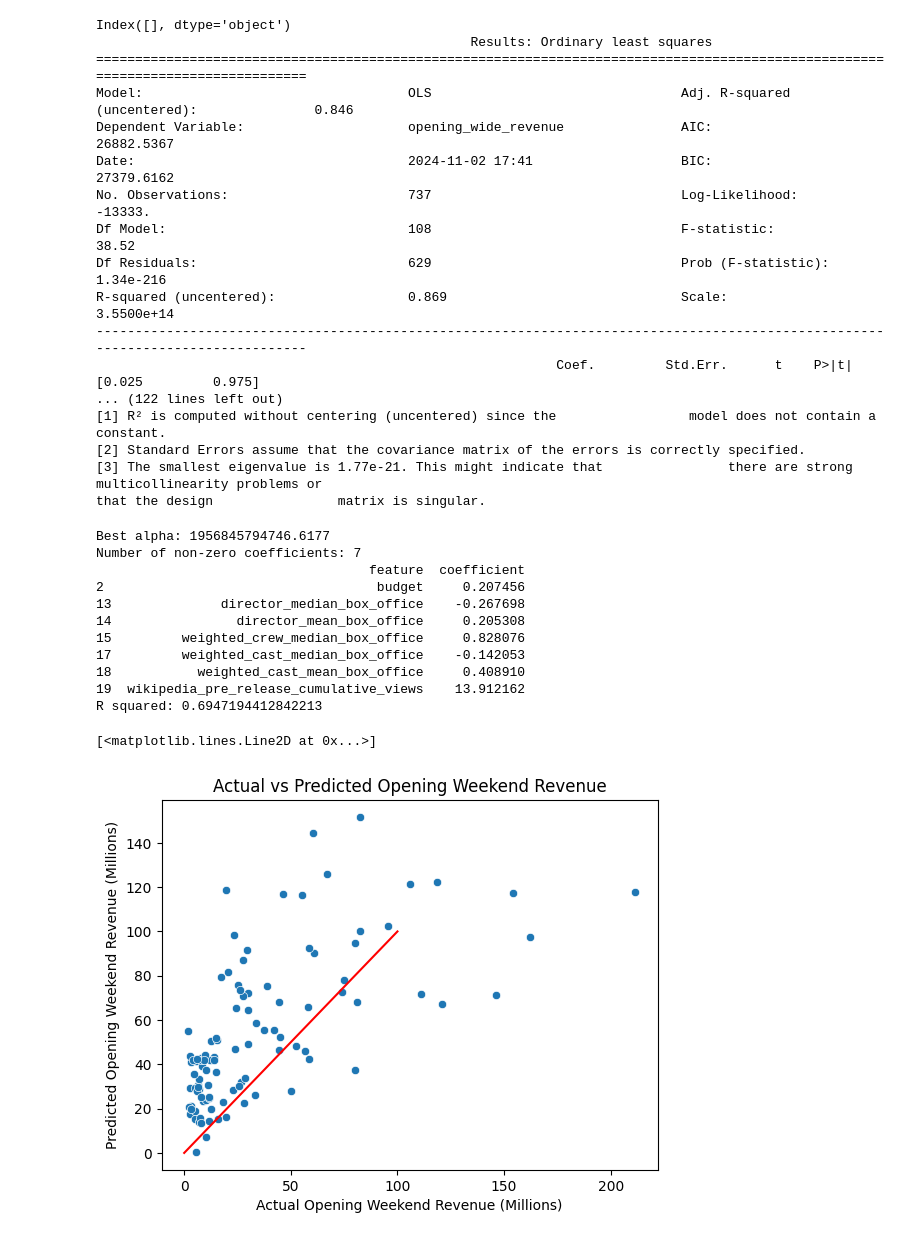
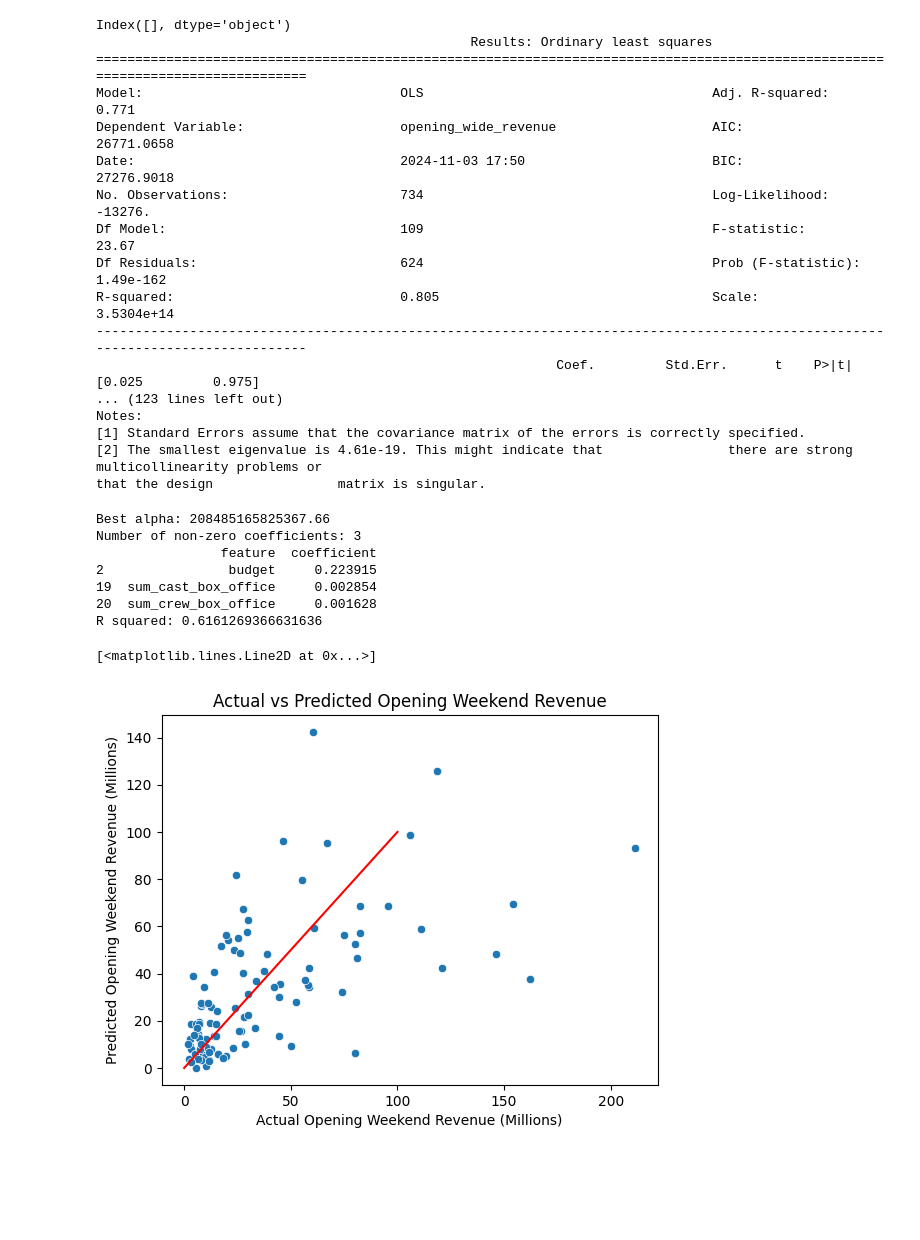
Before and after one commit to AidanG1/stat413-boxoffice, a Jupyter notebook: boxoffice/modeling/models.ipynb, the cells around one changed output. Cells and saved outputs as stored; diff of their text form; code cells hidden in the pictures; blank space fills up the shorter version.

```diff
--- a/boxoffice/modeling/models.ipynb
+++ b/boxoffice/modeling/models.ipynb
@@ -33,7 +57,14 @@ df = df[df['release_day'] >= datetime.date(2015, 1, 1)]
 dummies = pd.get_dummies(df[['mpaa_rating', 'genre', 'creative_type', 'source', 'production_method', 'distributor_slug']], drop_first=True)
 df = pd.concat([df, dummies], axis=1)
 
+# within the dummy columns, rename any with spaces or hyphens to use underscores
+df.columns = df.columns.str.replace(' ', '_')
+df.columns = df.columns.str.replace('-', '_')
+
 df['in_franchise'] = df['franchise_slug'].notnull().astype(int)
+
+# filter for only positive opening_wide_revenue
+df = df[df['opening_wide_revenue'] > 0]
 
 X_train = df[(df['release_day'] < datetime.date(2023, 1, 1))]
 X_test = df[df['release_day'] >= datetime.date(2023, 1, 1)]
@@ -82,6 +113,15 @@ print(X_train_dummies.columns[X_train_dummies.isna().any()])
 # Ensure all data is numeric
 X_train_dummies = X_train_dummies.astype(float)
 
+# within test, convert bools to ints
+X_test_numbers = X_test.select_dtypes(include=[np.number, bool])
+X_test_numbers = X_test_numbers.fillna(0)
+
+# Ensure all data is numeric
+X_test_numbers = X_test_numbers.astype(float)
+
+X_test = X_test_numbers.combine_first(X_test)
+
 model = OLS(y_train, X_train_dummies)
 results = model.fit()
 
@@ -94,19 +134,19 @@ print(results.summary2(float_format=millions))
 Index([], dtype='object')
                                                 Results: Ordinary least squares
 ================================================================================================================================
-Model:                                  OLS                                Adj. R-squared (uncentered):               0.846
-Dependent Variable:                     opening_wide_revenue               AIC:                                       26882.5367
-Date:                                   2024-11-02 17:41                   BIC:                                       27379.6162
-No. Observations:                       737                                Log-Likelihood:                            -13333.
-Df Model:                               108                                F-statistic:                               38.52
-Df Residuals:                           629                                Prob (F-statistic):                        1.34e-216
-R-squared (uncentered):                 0.869                              Scale:                                     3.5500e+14
+Model:                                 OLS                                     Adj. R-squared:                        0.771
+Dependent Variable:                    opening_wide_revenue                    AIC:                                   26771.0658
+Date:                                  2024-11-03 17:50                        BIC:                                   27276.9018
+No. Observations:                      734                                     Log-Likelihood:                        -13276.
+Df Model:                              109                                     F-statistic:                           23.67
+Df Residuals:                          624                                     Prob (F-statistic):                    1.49e-162
+R-squared:                             0.805                                   Scale:                                 3.5304e+14
 --------------------------------------------------------------------------------------------------------------------------------
                                                            Coef.         Std.Err.      t    P>|t|      [0.025         0.975]
-... (122 lines left out)
-[1] R² is computed without centering (uncentered) since the                 model does not contain a constant.
-[2] Standard Errors assume that the covariance matrix of the errors is correctly specified.
-[3] The smallest eigenvalue is 1.77e-21. This might indicate that                there are strong multicollinearity problems or
+... (123 lines left out)
+Notes:
+[1] Standard Errors assume that the covariance matrix of the errors is correctly specified.
+[2] The smallest eigenvalue is 4.61e-19. This might indicate that                there are strong multicollinearity problems or
 that the design                matrix is singular.
 # %%
 # now do lasso
@@ -133,17 +173,13 @@ print(coefficients)
 # print the r squared value
 print('R squared:', lasso.score(X_train_dummies, y_train))
 # %% [output]
-Best alpha: 1956845794746.6177
-Number of non-zero coefficients: 7
-                                   feature  coefficient
-2                                   budget     0.207456
-13              director_median_box_office    -0.267698
-14                director_mean_box_office     0.205308
-15         weighted_crew_median_box_office     0.828076
-17         weighted_cast_median_box_office    -0.142053
-18           weighted_cast_mean_box_office     0.408910
-19  wikipedia_pre_release_cumulative_views    13.912162
-R squared: 0.6947194412842213
+Best alpha: 208485165825367.66
+Number of non-zero coefficients: 3
+                feature  coefficient
+2                budget     0.223915
+19  sum_cast_box_office     0.002854
+20  sum_crew_box_office     0.001628
+R squared: 0.6161269366631636
 # %%
 # now run the new model on the test data
 # don't need to create dummy variables and stuff since only some variables are significant
@@ -153,36 +189,34 @@ def calculate_prediction(coefficients_df, row):
         feature = coef_row['feature']
         coefficient = coef_row['coefficient']
 
         pred_sum += coefficient * row[feature]
 
     return pred_sum
 
 def make_predictions(coefficients_df, X):
     return X.apply(lambda x: calculate_prediction(coefficients_df, x), axis=1)
 
 # within X_test 0 fill all NaN values
 X_test = X_test.fillna(0)
 
 y_pred = make_predictions(coefficients, X_test)
 
 # make a results df with the names and then the values in millions
 results_df = pd.DataFrame({'title': X_test['title'], 'predicted': y_pred, 'actual': y_test})
 results_df['predicted'] = results_df['predicted'] / 1000000
 results_df['actual'] = results_df['actual'] / 1000000
 
-results_df.to_csv('lasso_results.csv', index=False)
-
 # make a scatter plot of the predicted vs actual
 sns.scatterplot(x='actual', y='predicted', data=results_df)
 plt.xlabel('Actual Opening Weekend Revenue (Millions)')
 plt.ylabel('Predicted Opening Weekend Revenue (Millions)')
 plt.title('Actual vs Predicted Opening Weekend Revenue')
 
 # make a line of y=x
 plt.plot([0, 100], [0, 100], color='red')
 # %% [output]
 [<matplotlib.lines.Line2D at 0x...>]
-[figure, old version]
+[figure, new version]
 # %%
 # plot the residuals
 results_df['residual'] = results_df['actual'] - results_df['predicted']
```
Also changed, not shown: parts of 9 cells of this notebook, 1 other file.
